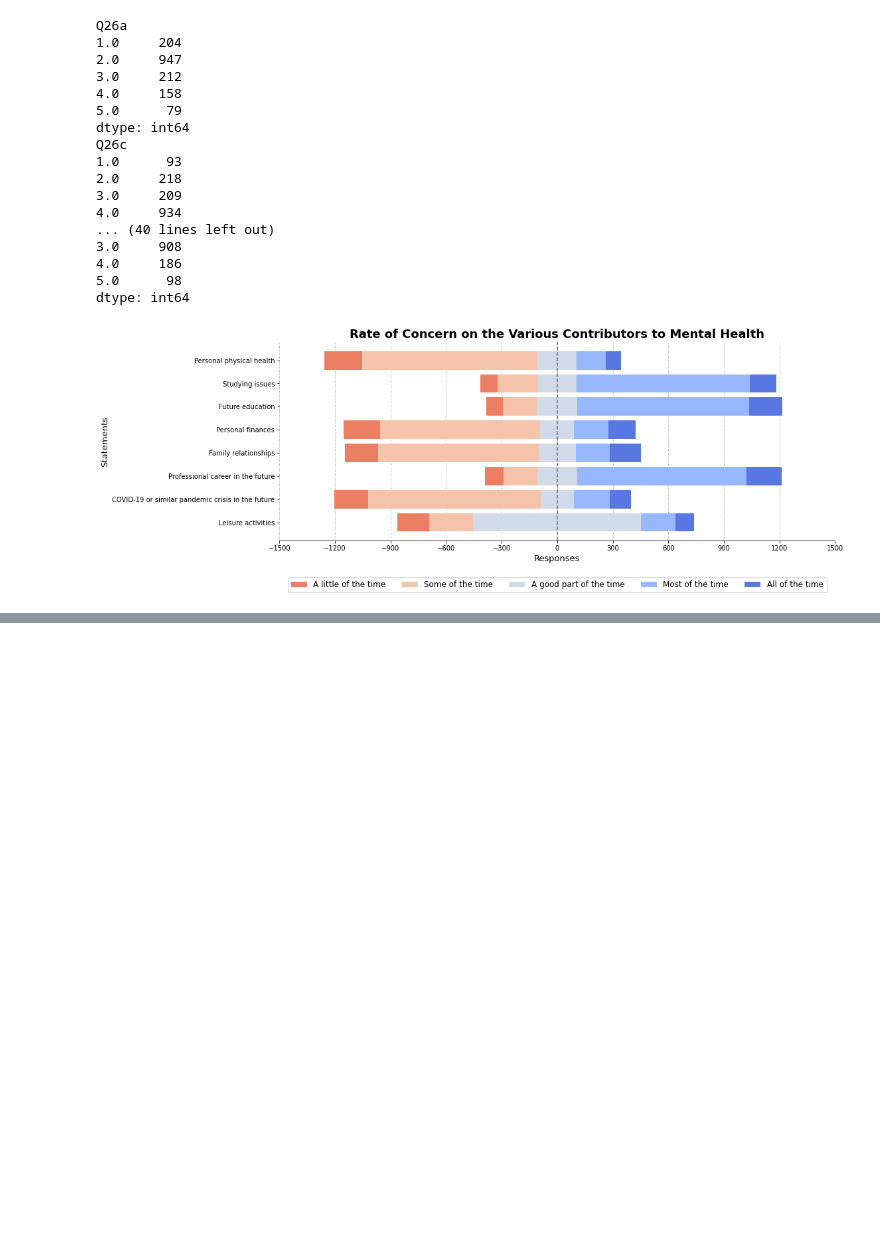
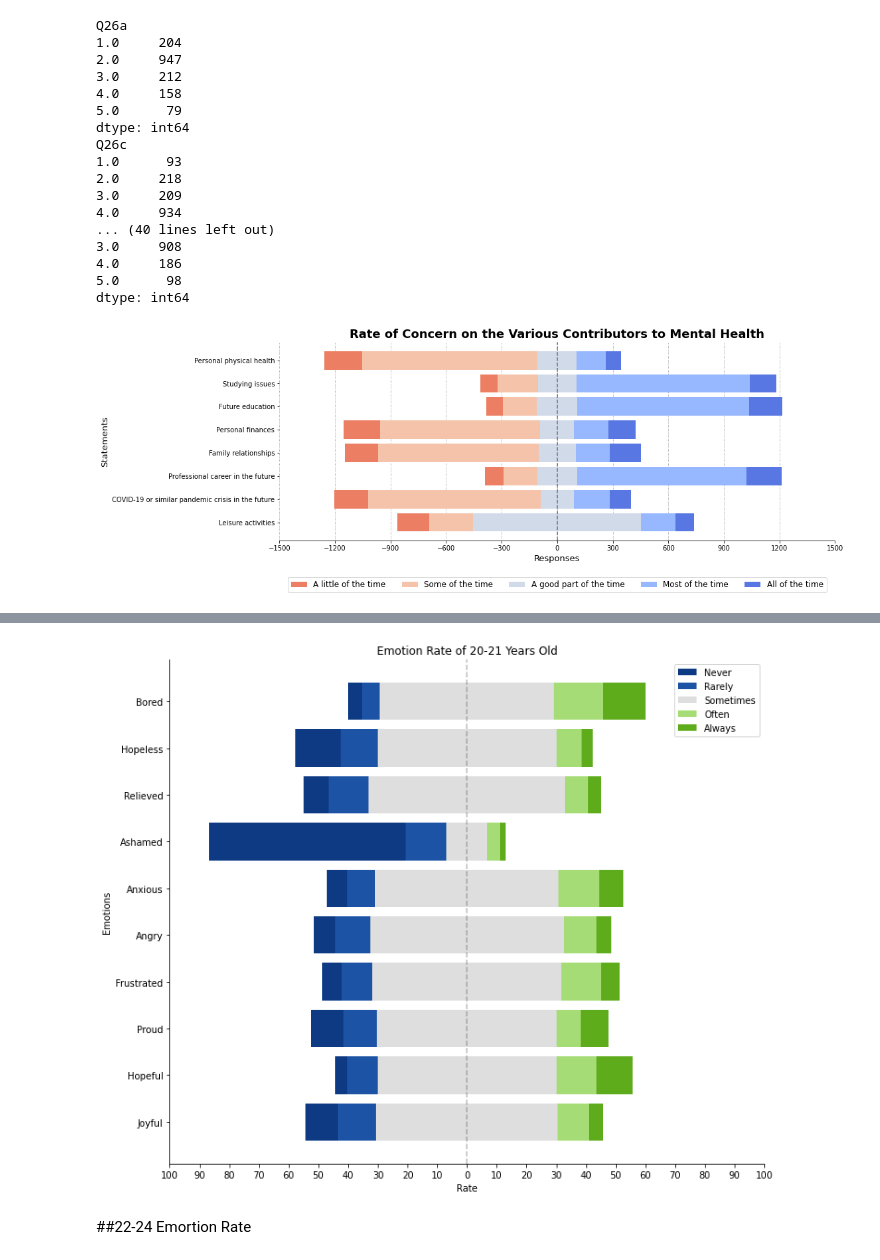
Before and after one commit to Jayres18/BAT404-Project, a Jupyter notebook: visualization.ipynb, the cells around one changed output, grey strips where cells are left out. Saved outputs shown, nothing was run; the diff lists cells and outputs as text; code cells hidden in the pictures; blank space fills up the shorter version.

```diff
--- a/visualization.ipynb
+++ b/visualization.ipynb
@@ -2626,0 +3011,3 @@ plt.show()
+# %%
+summary_20_21_df = aggregate_q25(age_20_to_21_df, **q25_scale_dict)
+summary_20_21_df
@@ -2626,0 +3026,13 @@ plt.show()
+# %%
+params_dict = {
+    'title': 'Emotion Rate of 20-21 Years Old',
+    'width': 0.75
+}
+# %%
+fig, ax = plt.subplots()
+fig.set_size_inches(11.5, 10, forward=True)
+diverging_stacked_plotter(ax, summary_20_21_df, q25_scale_list, q25_labels, **params_dict)
+# %% [output]
+[figure, added]
+# %% [markdown]
+##22-24 Emortion Rate
```
Also changed, not shown: parts of 52 cells of this notebook.
